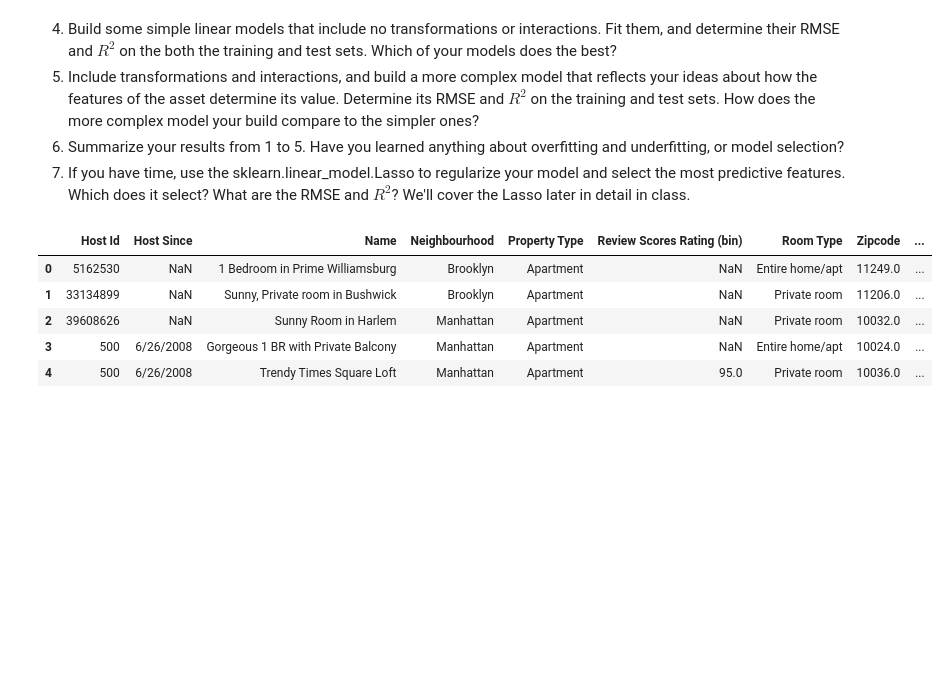
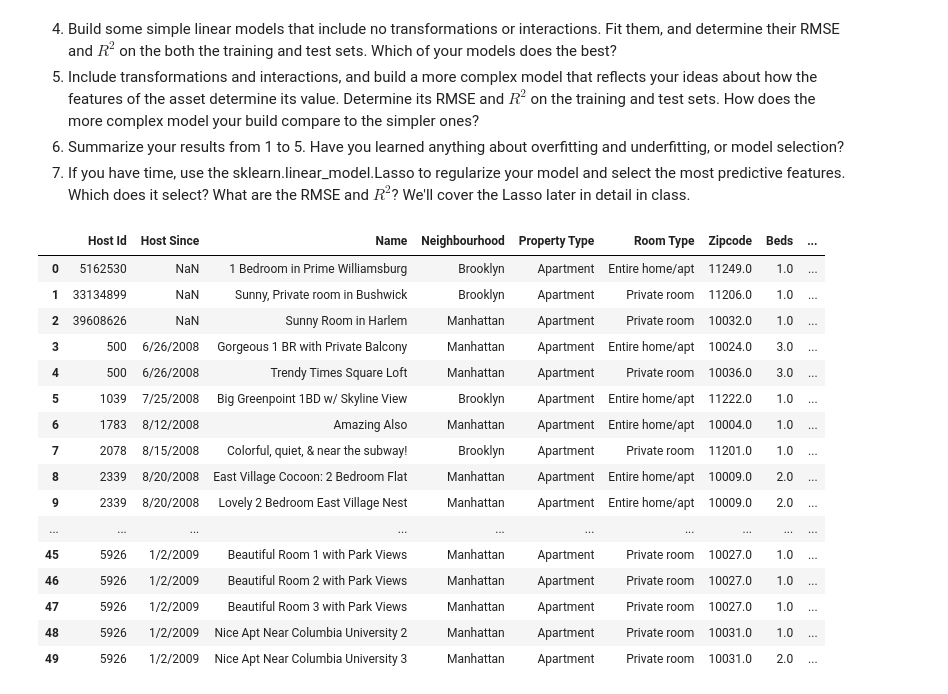
Before and after one commit to rtg7bs/labs, a Jupyter notebook: 04_hedonic_pricing/04_hedonic_pricing.ipynb, the cells around one changed output. Saved outputs shown, nothing was run; the diff lists cells and outputs as text; code cells hidden in the pictures; blank space fills up the shorter version.

```diff
--- a/04_hedonic_pricing/04_hedonic_pricing.ipynb
+++ b/04_hedonic_pricing/04_hedonic_pricing.ipynb
@@ -15,14 +15,37 @@ In the lab folder, there are three options: housing prices in pierce_county_hous
 # %%
 import numpy as np  # Import NumPy
 import pandas as pd  # Import Pandas
 import seaborn as sns # Import Seaborn
 
 df = pd.read_csv('/home/airbnb_hw (1).csv') # Load the pretrial data
 df.head()
+
+price = df['Price']
+# price.unique() # there are commas in the prices
+price = price.str.replace(',','') # replace commas w/ empty str
+price = pd.to_numeric(price,errors='coerce') # Typecast price to float/numeric
+# print( price.unique() , '\n')
+# print( 'Total missing: ', sum( price.isnull() ) )
+
+# assign price back to the dataframe to update w/ clean vals
+df['Price'] = price
+df.drop(columns=['Review Scores Rating (bin)'], inplace=True) # dropped bin review scores
+df.head(50)
 # %% [output]
-|  | Host Id | Host Since | Name | Neighbourhood | Property Type | Review Scores Rating (bin) | Room Type | Zipcode | ... |
-| 0 | 5162530 | NaN | 1 Bedroom in Prime Williamsburg | Brooklyn | Apartment | NaN | Entire home/apt | 11249.0 | ... |
-| 1 | 33134899 | NaN | Sunny, Private room in Bushwick | Brooklyn | Apartment | NaN | Private room | 11206.0 | ... |
-| 2 | 39608626 | NaN | Sunny Room in Harlem | Manhattan | Apartment | NaN | Private room | 10032.0 | ... |
-| 3 | 500 | 6/26/2008 | Gorgeous 1 BR with Private Balcony | Manhattan | Apartment | NaN | Entire home/apt | 10024.0 | ... |
-| 4 | 500 | 6/26/2008 | Trendy Times Square Loft | Manhattan | Apartment | 95.0 | Private room | 10036.0 | ... |
+|  | Host Id | Host Since | Name | Neighbourhood | Property Type | Room Type | Zipcode | Beds | ... |
+| 0 | 5162530 | NaN | 1 Bedroom in Prime Williamsburg | Brooklyn | Apartment | Entire home/apt | 11249.0 | 1.0 | ... |
+| 1 | 33134899 | NaN | Sunny, Private room in Bushwick | Brooklyn | Apartment | Private room | 11206.0 | 1.0 | ... |
+| 2 | 39608626 | NaN | Sunny Room in Harlem | Manhattan | Apartment | Private room | 10032.0 | 1.0 | ... |
+| 3 | 500 | 6/26/2008 | Gorgeous 1 BR with Private Balcony | Manhattan | Apartment | Entire home/apt | 10024.0 | 3.0 | ... |
+| 4 | 500 | 6/26/2008 | Trendy Times Square Loft | Manhattan | Apartment | Private room | 10036.0 | 3.0 | ... |
+| 5 | 1039 | 7/25/2008 | Big Greenpoint 1BD w/ Skyline View | Brooklyn | Apartment | Entire home/apt | 11222.0 | 1.0 | ... |
+| 6 | 1783 | 8/12/2008 | Amazing Also | Manhattan | Apartment | Entire home/apt | 10004.0 | 1.0 | ... |
+| 7 | 2078 | 8/15/2008 | Colorful, quiet, & near the subway! | Brooklyn | Apartment | Private room | 11201.0 | 1.0 | ... |
+| 8 | 2339 | 8/20/2008 | East Village Cocoon: 2 Bedroom Flat | Manhattan | Apartment | Entire home/apt | 10009.0 | 2.0 | ... |
+| 9 | 2339 | 8/20/2008 | Lovely 2 Bedroom East Village Nest | Manhattan | Apartment | Entire home/apt | 10009.0 | 2.0 | ... |
+| ... | ... | ... | ... | ... | ... | ... | ... | ... | ... |
+| 45 | 5926 | 1/2/2009 | Beautiful Room 1 with Park Views | Manhattan | Apartment | Private room | 10027.0 | 1.0 | ... |
+| 46 | 5926 | 1/2/2009 | Beautiful Room 2 with Park Views | Manhattan | Apartment | Private room | 10027.0 | 1.0 | ... |
+| 47 | 5926 | 1/2/2009 | Beautiful Room 3 with Park Views | Manhattan | Apartment | Private room | 10027.0 | 1.0 | ... |
+| 48 | 5926 | 1/2/2009 | Nice Apt Near Columbia University 2 | Manhattan | Apartment | Private room | 10031.0 | 1.0 | ... |
+| 49 | 5926 | 1/2/2009 | Nice Apt Near Columbia University 3 | Manhattan | Apartment | Private room | 10031.0 | 2.0 | ... |
```
